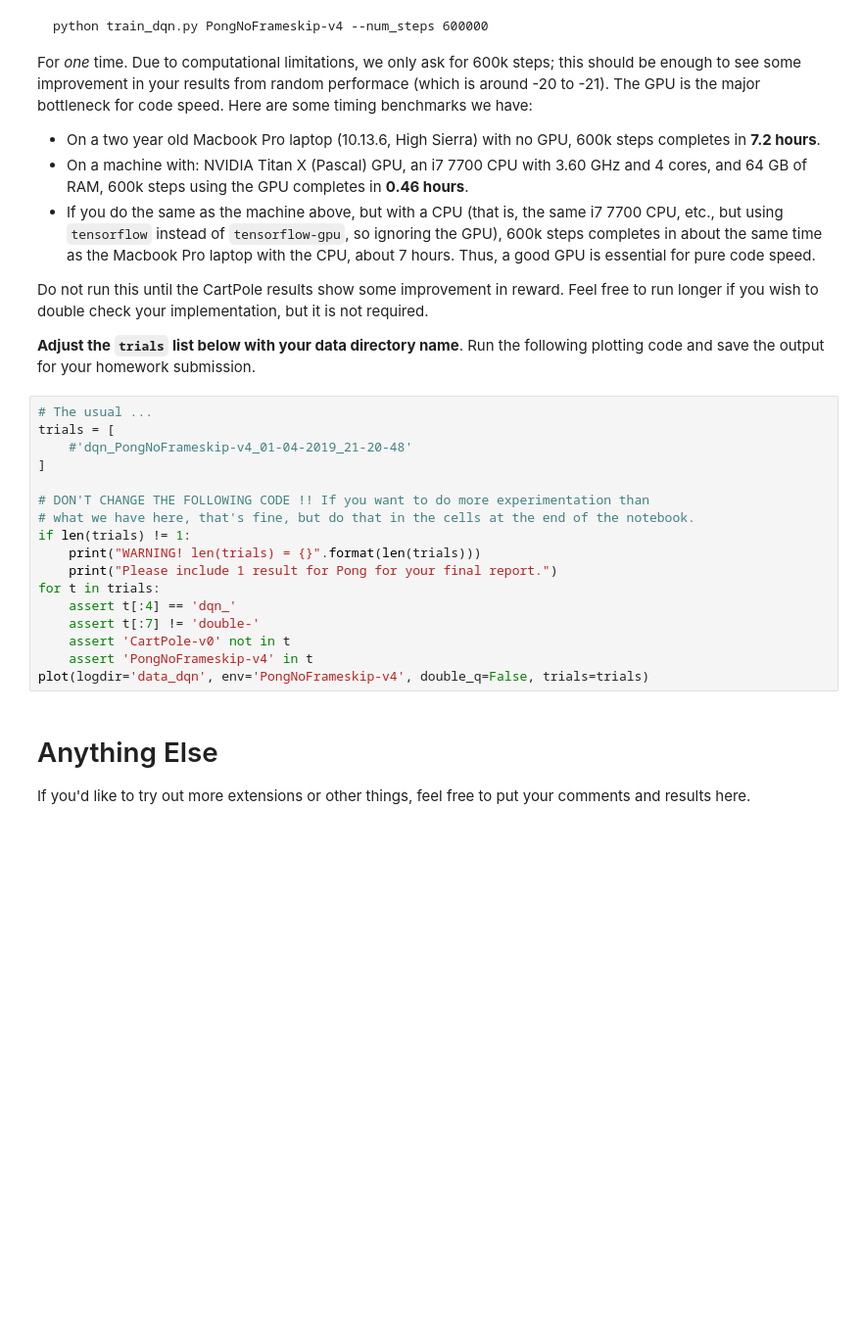
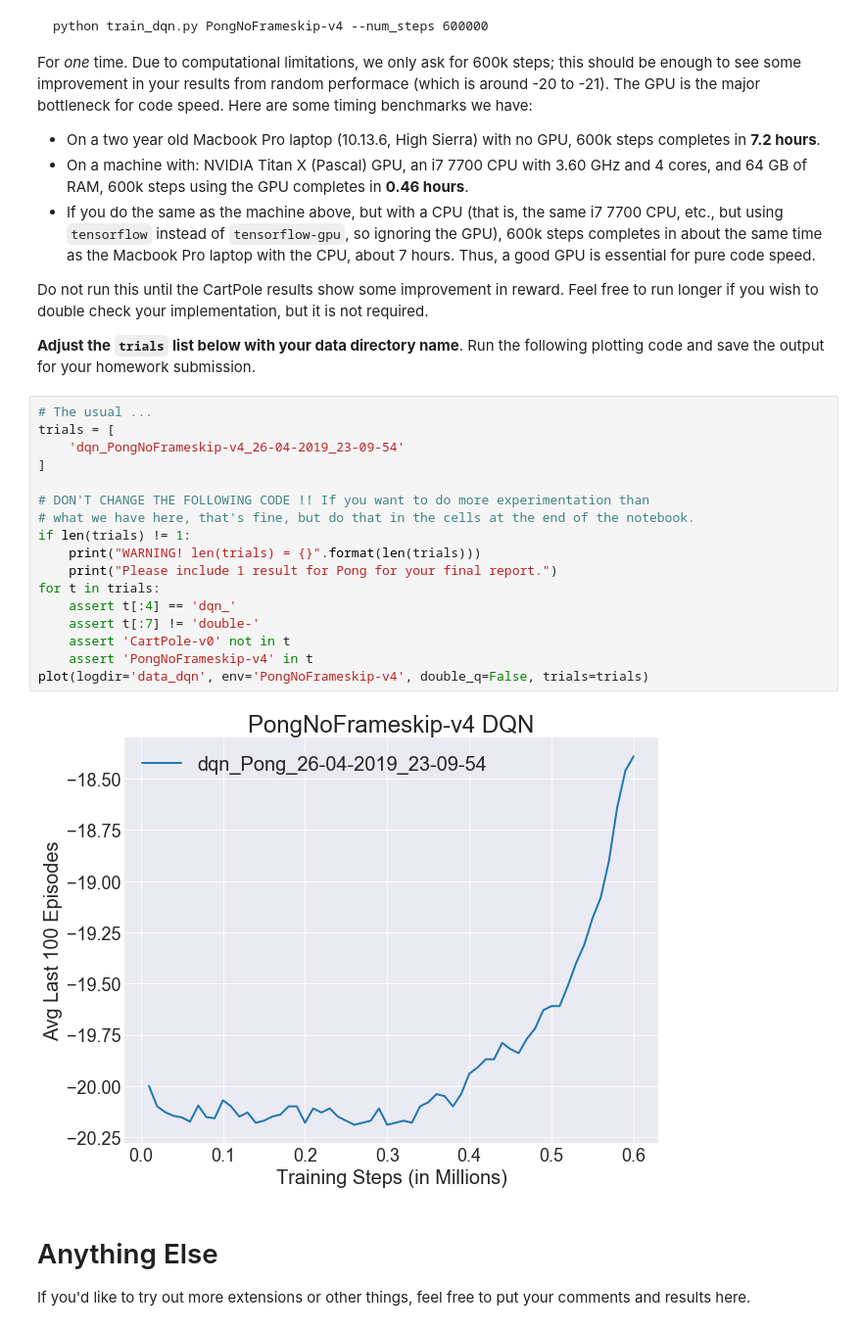
Before and after one commit to nadernamini/cs182-assignment4, a Jupyter notebook: Part02_Deep-Q-Networks.ipynb, the cells around one changed output. Shown at 98% size. Drawn from its saved outputs; the diff is of its cells as text; blank space fills up the shorter version.

```diff
--- a/Part02_Deep-Q-Networks.ipynb
+++ b/Part02_Deep-Q-Networks.ipynb
@@ -299,20 +299,22 @@ Do not run this until the CartPole results show some improvement in reward. Feel
 # %%
 # The usual ...
 trials = [
-    #'dqn_PongNoFrameskip-v4_01-04-2019_21-20-48'
+    'dqn_PongNoFrameskip-v4_26-04-2019_23-09-54'
 ]
 
 # DON'T CHANGE THE FOLLOWING CODE !! If you want to do more experimentation than
 # what we have here, that's fine, but do that in the cells at the end of the notebook.
 if len(trials) != 1:
     print("WARNING! len(trials) = {}".format(len(trials)))
     print("Please include 1 result for Pong for your final report.")
 for t in trials:
     assert t[:4] == 'dqn_'
     assert t[:7] != 'double-'
     assert 'CartPole-v0' not in t
     assert 'PongNoFrameskip-v4' in t
 plot(logdir='data_dqn', env='PongNoFrameskip-v4', double_q=False, trials=trials)
+# %% [output]
+[figure, added]
 # %% [markdown]
 # Anything Else
 
```
Also changed, not shown: parts of 2 cells of this notebook, 1 other file.
